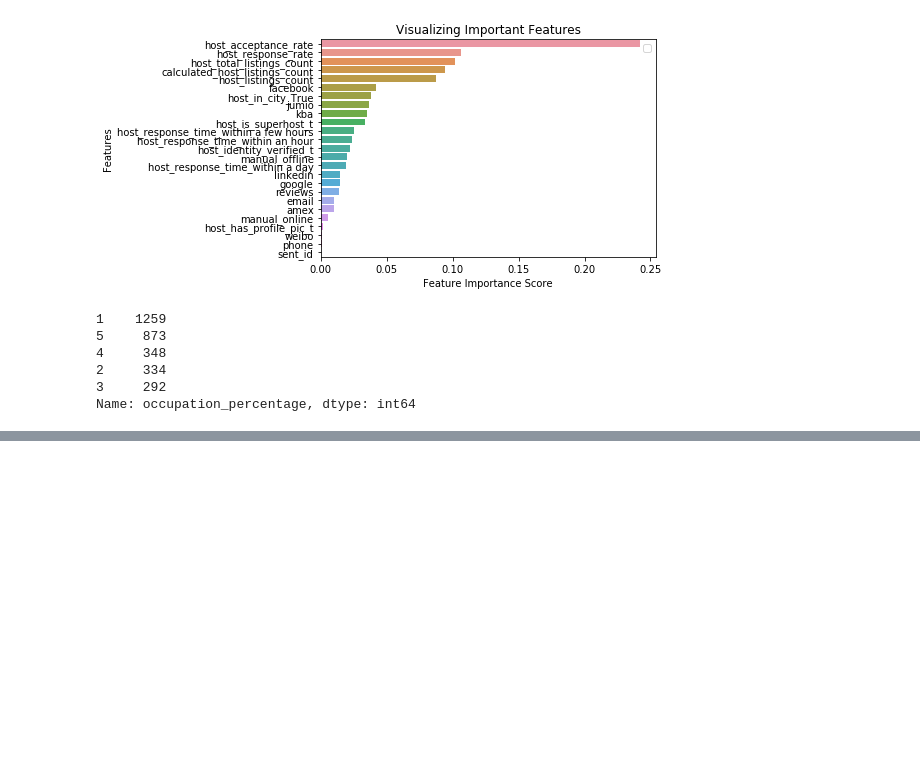
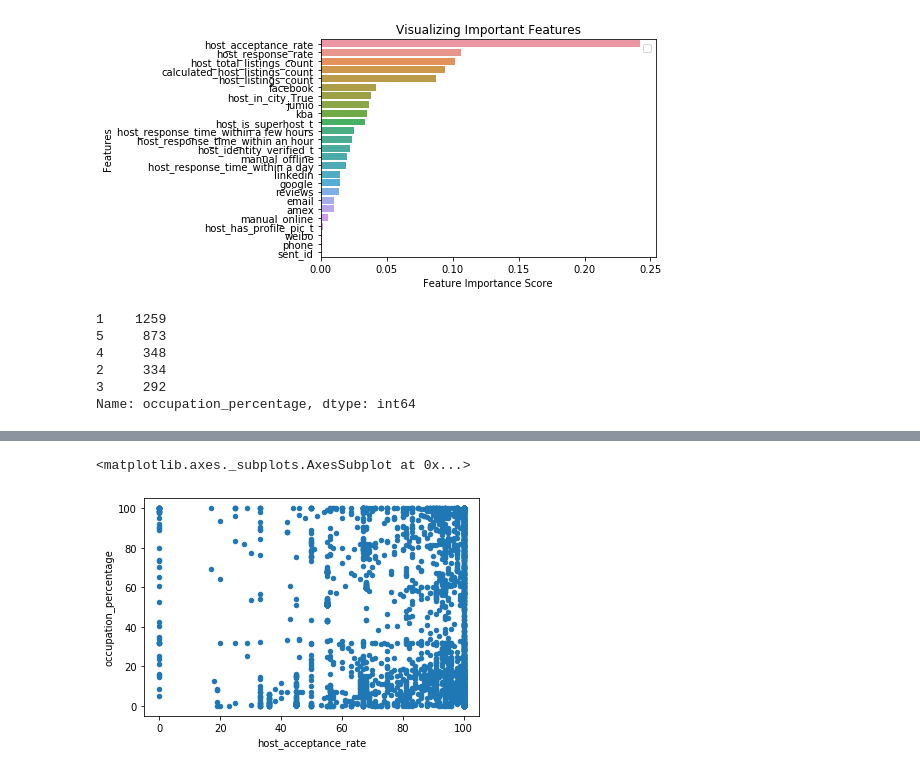
Before and after one commit to jordiagv/project1_datascientist_nanodegree, a Jupyter notebook: boston_host_dimension_analysis.ipynb, the cells around one changed output, grey strips where cells are left out. Cells and saved outputs as stored; diff of their text form; code cells hidden in the pictures; blank space fills up the shorter version.

```diff
--- a/boston_host_dimension_analysis.ipynb
+++ b/boston_host_dimension_analysis.ipynb
@@ -270,3 +294,19 @@ y.value_counts()
 2     334
 3     292
 Name: occupation_percentage, dtype: int64
+# %%
+# Drop price column because we don't need it for our analysis
+boston_calendar = boston_calendar.drop('price', axis=1)
+# Get one column for each variable on for t(true) and one for f(false)
+boston_calendar = pd.concat([boston_calendar.drop('available', axis=1), pd.get_dummies(boston_calendar['available'], prefix='available', prefix_sep='_')], axis=1)
+# Group by each list id by adding the number of times each list_id is available and unavailable
+boston_occupation = boston_calendar.groupby("listing_id").sum()
+# Add a column with the occupancy percentage, which is the number of days occupied divided by the total number of days registered
+boston_occupation["occupation_percentage"] = boston_occupation["available_f"]*100/(boston_occupation["available_f"]+boston_occupation["available_t"])
+# Transform the output variable occupation_percentage that is continuous to categorical
+# Define help function
+# Drop columns will no longer be used
+boston_occupation = boston_occupation.drop(["available_f","available_t"], axis=1)
+# %%
+# Create a consolidate dataframe with all the airbnb data and the categoric
+df = pd.merge(boston_listings, boston_occupation,left_on="id",right_on="listing_id", how="inner")
@@ -272,0 +315,4 @@ Name: occupation_percentage, dtype: int64
+# %%
+df['host_acceptance_rate'] = df['host_acceptance_rate'].str.replace('%', '', regex=False).astype(float)
+# %%
+df = df.dropna()
@@ -272,0 +335,5 @@ Name: occupation_percentage, dtype: int64
+# %%
+df.plot.scatter(x='host_acceptance_rate',y='occupation_percentage')
+# %% [output]
+<matplotlib.axes._subplots.AxesSubplot at 0x...>
+[figure, added]
```
Also changed, not shown: parts of 7 cells of this notebook, 3 other files.
